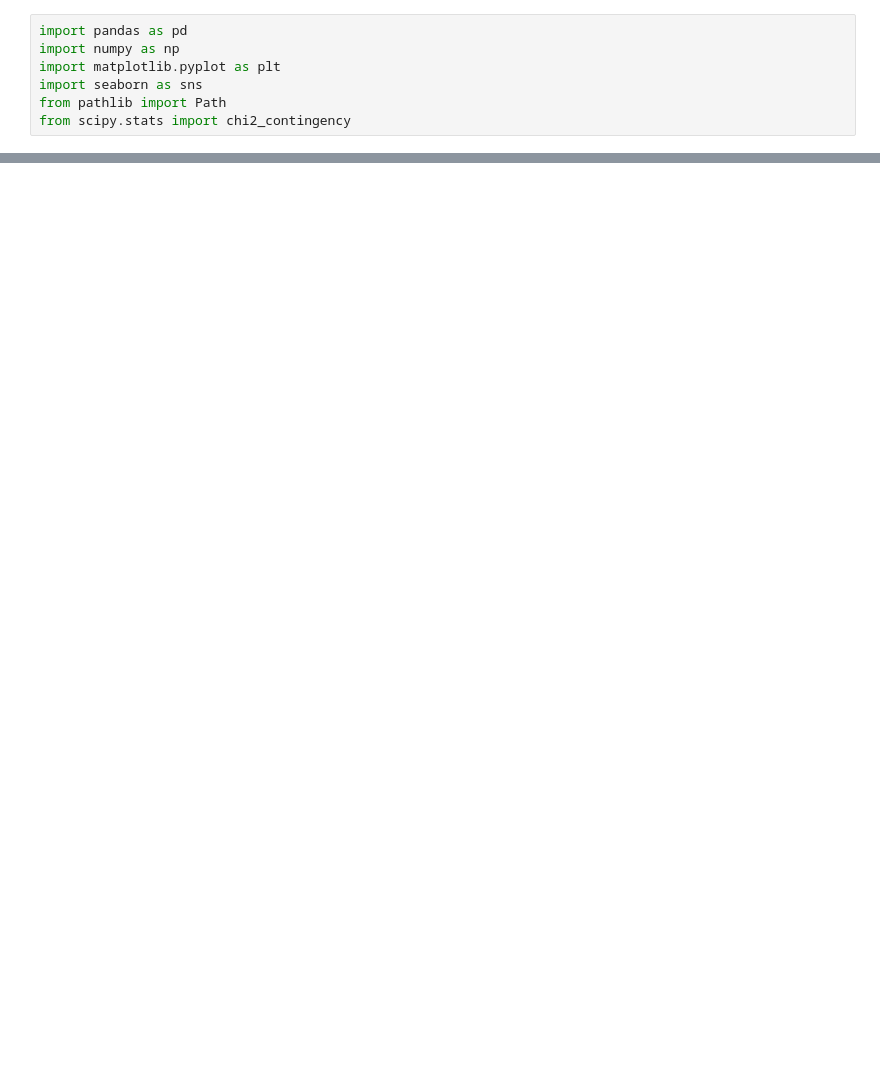
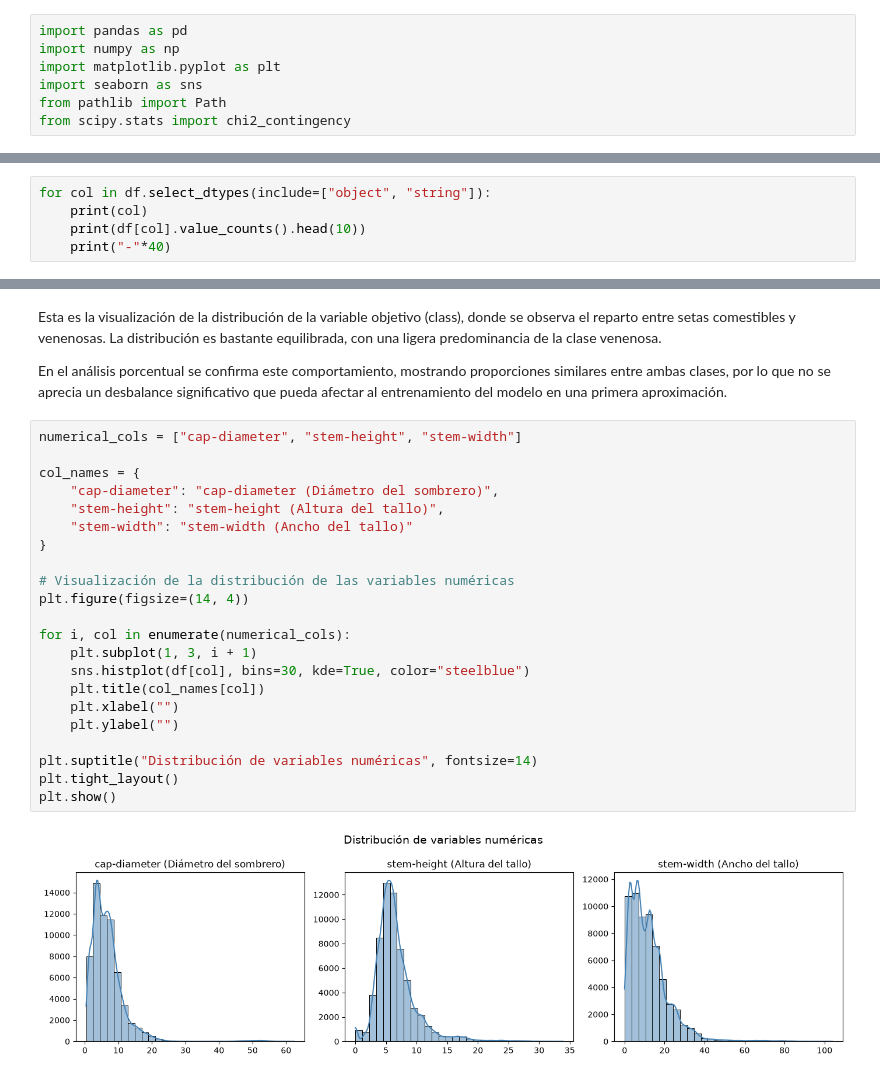
Before and after one commit to Bootcamp-DA-P2/DA-project-classification-Grupo-1, a Jupyter notebook: notebooks/01_limpieza_eda.ipynb, the cells around one changed output, grey strips where cells are left out. Cells and saved outputs as stored; diff of their text form; blank space fills up the shorter version.

```diff
--- a/notebooks/01_limpieza_eda.ipynb
+++ b/notebooks/01_limpieza_eda.ipynb
@@ -350,0 +176,5 @@ En resumen, hay varias características muy útiles para predecir si un hongo es
+# %%
+for col in df.select_dtypes(include=["object", "string"]):
+    print(col)
+    print(df[col].value_counts().head(10))
+    print("-"*40)
@@ -350,0 +231,28 @@ En resumen, hay varias características muy útiles para predecir si un hongo es
+# %% [markdown]
+Esta es la visualización de la distribución de la variable objetivo (class), donde se observa el reparto entre setas comestibles y venenosas. La distribución es bastante equilibrada, con una ligera predominancia de la clase venenosa.
+
+En el análisis porcentual se confirma este comportamiento, mostrando proporciones similares entre ambas clases, por lo que no se aprecia un desbalance significativo que pueda afectar al entrenamiento del modelo en una primera aproximación.
+# %%
+numerical_cols = ["cap-diameter", "stem-height", "stem-width"]
+
+col_names = {
+    "cap-diameter": "cap-diameter (Diámetro del sombrero)",
+    "stem-height": "stem-height (Altura del tallo)",
+    "stem-width": "stem-width (Ancho del tallo)"
+}
+
+# Visualización de la distribución de las variables numéricas
+plt.figure(figsize=(14, 4))
+
+for i, col in enumerate(numerical_cols):
+    plt.subplot(1, 3, i + 1)
+    sns.histplot(df[col], bins=30, kde=True, color="steelblue")
+    plt.title(col_names[col])
+    plt.xlabel("")
+    plt.ylabel("")
+
+plt.suptitle("Distribución de variables numéricas", fontsize=14)
+plt.tight_layout()
+plt.show()
+# %% [output]
+[figure, added]
```
Also changed, not shown: parts of 76 cells of this notebook, 1 other file.
